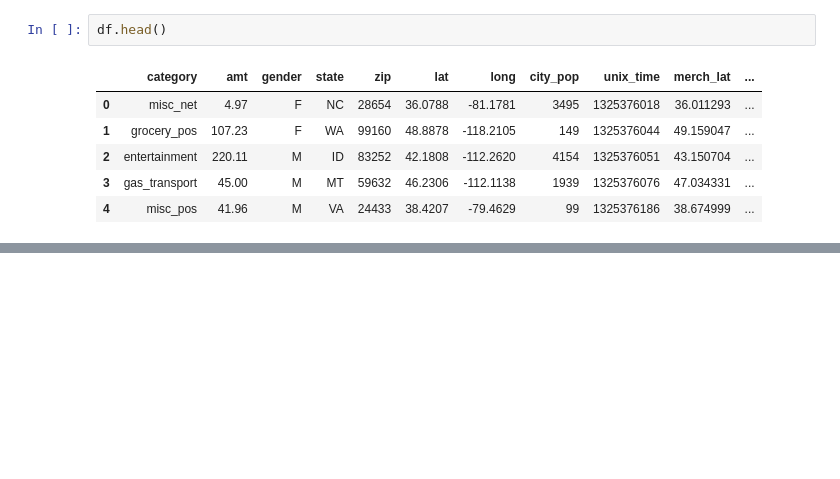
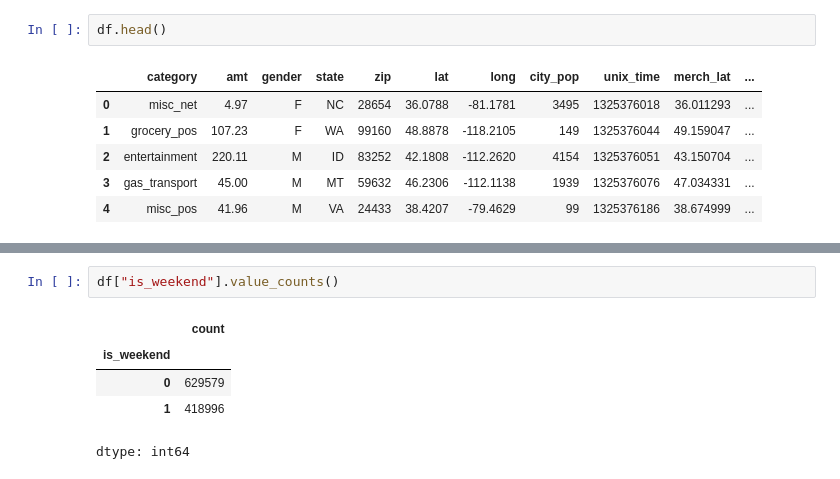
Before and after one commit to Harsh28-raj/credit-card-fraud-detection, a Jupyter notebook: credit_crd_frd.ipynb, the cells around one changed output, grey strips where cells are left out. Cells and saved outputs as stored; diff of their text form; blank space fills up the shorter version.

```diff
--- a/credit_crd_frd.ipynb
+++ b/credit_crd_frd.ipynb
@@ -257,0 +310,8 @@ df.head()
+# %%
+df["is_weekend"].value_counts()
+# %% [output]
+|  | count |
+| is_weekend |  |
+| 0 | 629579 |
+| 1 | 418996 |
+dtype: int64
```
Also changed, not shown: parts of 29 cells of this notebook.
